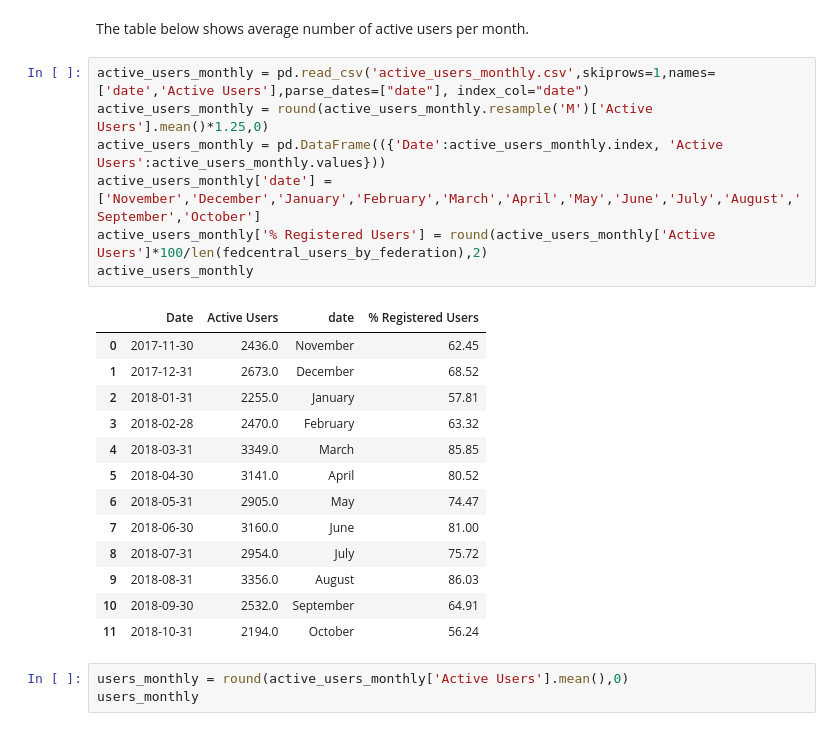
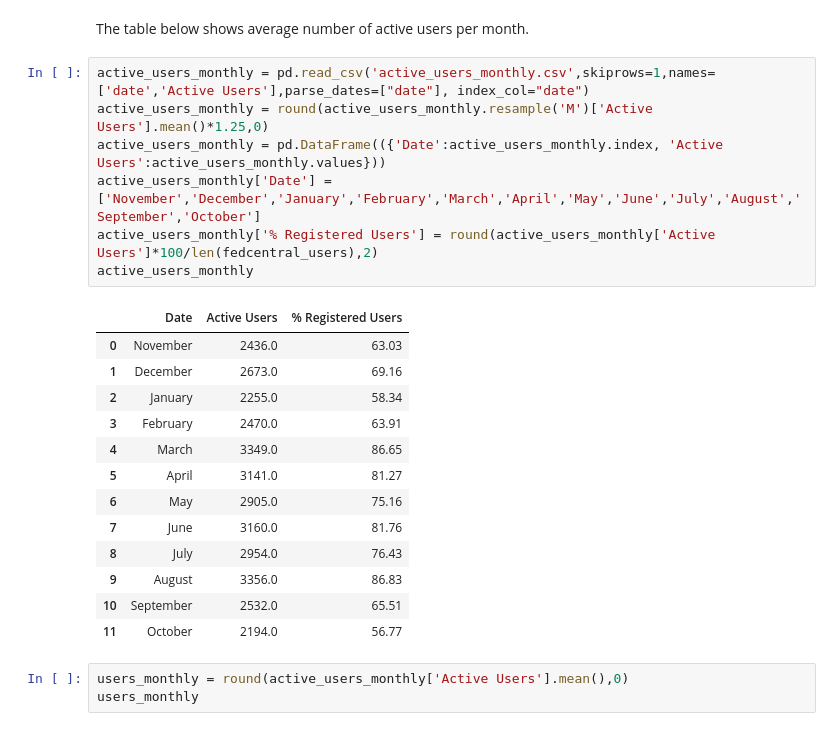
Before and after one commit to olga0503/DATA602hw1, a Jupyter notebook: FedCentral Analytics .ipynb, the cells around one changed output. Cells and saved outputs as stored; diff of their text form.

```diff
--- a/FedCentral Analytics .ipynb
+++ b/FedCentral Analytics .ipynb
@@ -143,24 +143,24 @@ The table below shows average number of active users per month.
 # %%
 active_users_monthly = pd.read_csv('active_users_monthly.csv',skiprows=1,names=['date','Active Users'],parse_dates=["date"], index_col="date")
 active_users_monthly = round(active_users_monthly.resample('M')['Active Users'].mean()*1.25,0)
 active_users_monthly = pd.DataFrame(({'Date':active_users_monthly.index, 'Active Users':active_users_monthly.values}))
-active_users_monthly['date'] = ['November','December','January','February','March','April','May','June','July','August','September','October']
-active_users_monthly['% Registered Users'] = round(active_users_monthly['Active Users']*100/len(fedcentral_users_by_federation),2)
+active_users_monthly['Date'] = ['November','December','January','February','March','April','May','June','July','August','September','October']
+active_users_monthly['% Registered Users'] = round(active_users_monthly['Active Users']*100/len(fedcentral_users),2)
 active_users_monthly
 # %% [output]
-|  | Date | Active Users | date | % Registered Users |
-| 0 | 2017-11-30 | 2436.0 | November | 62.45 |
-| 1 | 2017-12-31 | 2673.0 | December | 68.52 |
-| 2 | 2018-01-31 | 2255.0 | January | 57.81 |
-| 3 | 2018-02-28 | 2470.0 | February | 63.32 |
-| 4 | 2018-03-31 | 3349.0 | March | 85.85 |
-| 5 | 2018-04-30 | 3141.0 | April | 80.52 |
-| 6 | 2018-05-31 | 2905.0 | May | 74.47 |
-| 7 | 2018-06-30 | 3160.0 | June | 81.00 |
-| 8 | 2018-07-31 | 2954.0 | July | 75.72 |
-| 9 | 2018-08-31 | 3356.0 | August | 86.03 |
-| 10 | 2018-09-30 | 2532.0 | September | 64.91 |
-| 11 | 2018-10-31 | 2194.0 | October | 56.24 |
+|  | Date | Active Users | % Registered Users |
+| 0 | November | 2436.0 | 63.03 |
+| 1 | December | 2673.0 | 69.16 |
+| 2 | January | 2255.0 | 58.34 |
+| 3 | February | 2470.0 | 63.91 |
+| 4 | March | 3349.0 | 86.65 |
+| 5 | April | 3141.0 | 81.27 |
+| 6 | May | 2905.0 | 75.16 |
+| 7 | June | 3160.0 | 81.76 |
+| 8 | July | 2954.0 | 76.43 |
+| 9 | August | 3356.0 | 86.83 |
+| 10 | September | 2532.0 | 65.51 |
+| 11 | October | 2194.0 | 56.77 |
 # %%
 users_monthly = round(active_users_monthly['Active Users'].mean(),0)
 users_monthly
```
Also changed, not shown: parts of 1 cell of this notebook.
